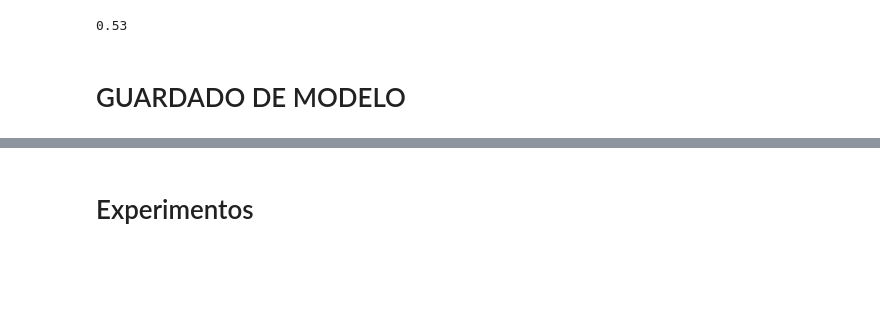
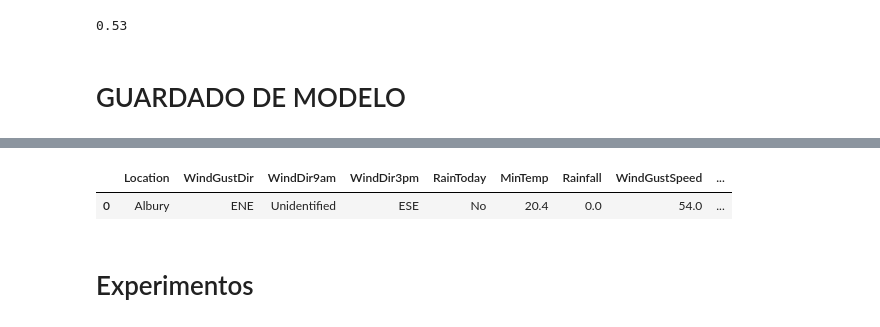
Before and after one commit to miguel-uicab/rain_in_australia, a Jupyter notebook: training/model_selection.ipynb, the cells around one changed output, grey strips where cells are left out. Cells and saved outputs as stored; diff of their text form; code cells hidden in the pictures; blank space fills up the shorter version.

```diff
--- a/training/model_selection.ipynb
+++ b/training/model_selection.ipynb
@@ -364,0 +410,13 @@ pickle.dump(clf, open(f'{path}rain_model.sav', 'wb'))
+# %%
+df['Date'] = pd.to_datetime(df['Date'])
+# %%
+def fillna_categoric_data(data=None, list_names=None):
+    """
+    Dada una lista de variables categóricas, imputa, en los
+    valores perdidos, el valor de 'No identificado'.
+    """
+    data_copy = data.copy()
+    for name in list_names:
+        data_copy[name].fillna('Unidentified', inplace=True)
+
+    return data_copy
@@ -364,0 +444,3 @@ pickle.dump(clf, open(f'{path}rain_model.sav', 'wb'))
+# %%
+df['month'] = df['Date'].dt.month
+df['week_of_year'] = df['Date'].dt.isocalendar().week
@@ -365,3 +467,11 @@ pickle.dump(clf, open(f'{path}rain_model.sav', 'wb'))
+# %%
+df = fillna_categoric_data(data=df,
+                           list_names=categorical_names)
+# %%
+df
+# %% [output]
+|  | Location | WindGustDir | WindDir9am | WindDir3pm | RainToday | MinTemp | Rainfall | WindGustSpeed | ... |
+| 0 | Albury | ENE | Unidentified | ESE | No | 20.4 | 0.0 | 54.0 | ... |
 # %% [markdown]
 # Experimentos ###################
 # %%
```
Also changed, not shown: parts of 10 cells of this notebook.
